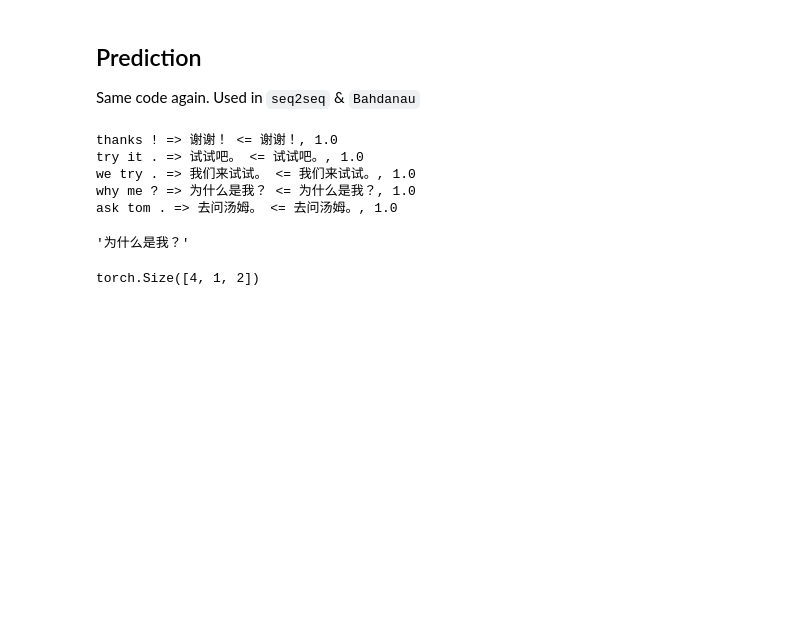
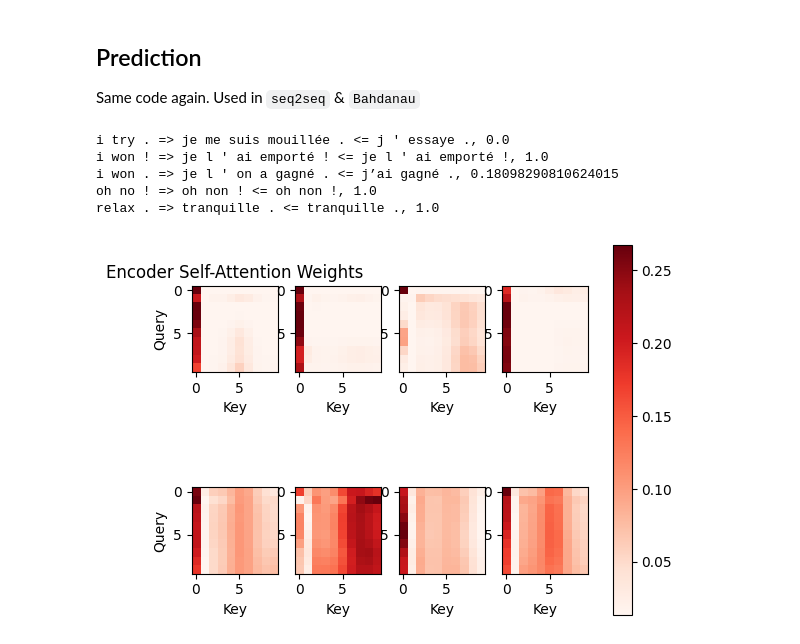
Before and after one commit to mos9527/naml, a Jupyter notebook: notebooks/Chapter10/7_transformer.ipynb, the cells around one changed output. Drawn from its saved outputs; the diff is of its cells as text; code cells hidden in the pictures; blank space fills up the shorter version.

```diff
--- a/notebooks/Chapter10/7_transformer.ipynb
+++ b/notebooks/Chapter10/7_transformer.ipynb
@@ -91,23 +88,17 @@ for i in range(20,25):
     pred = list(predict_seq2seq(net, from_src_string(src), tgt_vocab, num_steps))
     score = bleu(target_words[i], pred)
     print(f'{src} => {" ".join(pred)} <= {tgt}, {score}')
-''.join(list(predict_seq2seq(net, from_src_string("why you"), tgt_vocab, num_steps)))
-# it's not good...
 # %% [output]
-thanks ! => 谢谢！ <= 谢谢！, 1.0
-try it . => 试试吧。 <= 试试吧。, 1.0
-we try . => 我们来试试。 <= 我们来试试。, 1.0
-why me ? => 为什么是我？ <= 为什么是我？, 1.0
-ask tom . => 去问汤姆。 <= 去问汤姆。, 1.0
+i try . => je me suis mouillée . <= j ' essaye ., 0.0
+i won ! => je l ' ai emporté ! <= je l ' ai emporté !, 1.0
+i won . => je l ' on a gagné . <= j’ai gagné ., 0.18098290810624015
+oh no ! => oh non ! <= oh non !, 1.0
+relax . => tranquille . <= tranquille ., 1.0
-'为什么是我？'
 # %%
 from naml.modules import List, torch
 from naml import plot
-attn_weights = [blk for blk in net.decoder.blocks]
-attn_weights : List[DecoderBlock]
-print(attn_weights[0].attn1.M_w.shape)
-# attn1_weights = torch.cat([blk.attn1.M_w for blk in attn_weights],dim=0).reshape((num_layers, n_heads, -1, num_steps))
-# attn2_weights = torch.cat([blk.attn2.M_w for blk in attn_weights],dim=0)
-# attn1_weights.shape, attn2_weights.shape
+attn_weights = torch.cat([blk.attn.M_w for blk in net.encoder.blocks])
+attn_weights = attn_weights.reshape((num_layers, n_heads, -1, num_steps))
+plot.heatmap(attn_weights, label_x='Key', label_y='Query', title='Encoder Self-Attention Weights')
 # %% [output]
-torch.Size([4, 1, 2])
+[figure, added]
```
Also changed, not shown: parts of 2 cells of this notebook, 1 other file.
